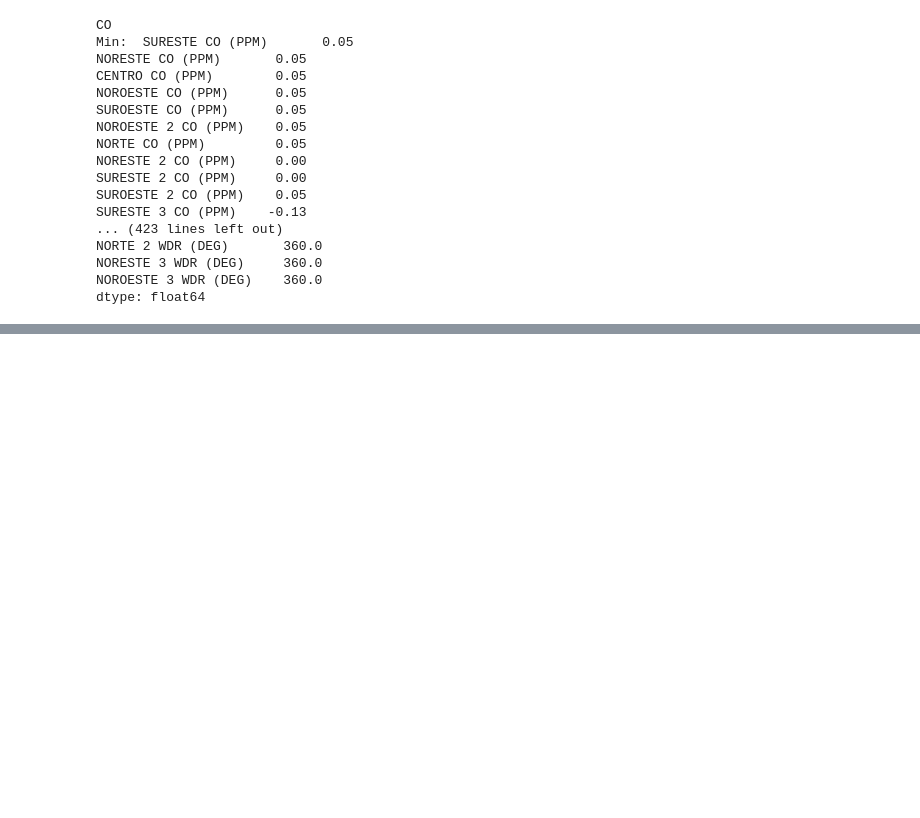
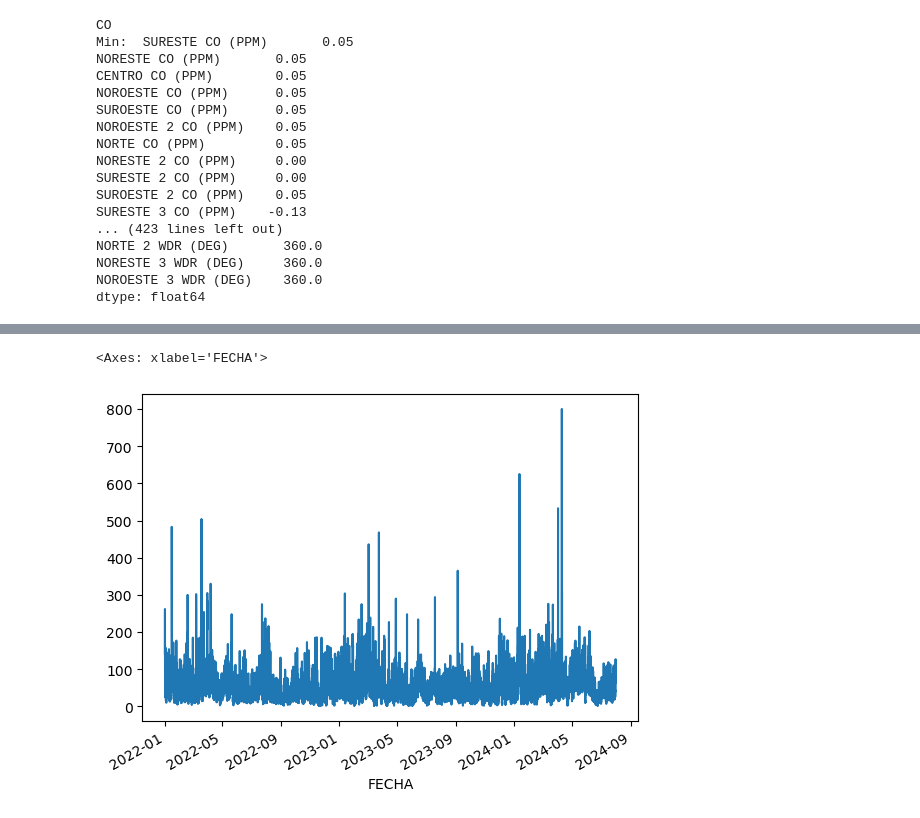
Before and after one commit to Huesoro/Multivariate_Analysis, a Jupyter notebook: DEA.ipynb, the cells around one changed output, grey strips where cells are left out. Saved outputs shown, nothing was run; the diff lists cells and outputs as text; code cells hidden in the pictures; blank space fills up the shorter version.

```diff
--- a/DEA.ipynb
+++ b/DEA.ipynb
@@ -421,5 +405,5 @@ df_time_serie_2022_nonans
 # %%
-df_time_serie_2022_nonans_nor3 = df_time_serie_2022_nonans[df_time_serie_2022_nonans.columns[~df_time_serie_2022_nonans.columns.str.contains('NOROESTE 3.*')]]
+df_time_serie_2022_nonans_nor3 = df_time_serie_2022[df_time_serie_2022.columns[~df_time_serie_2022.columns.str.contains('NOROESTE 3.*')]]
 # %%
 df_time_serie_2022_nonans_nor3
 # %% [output]
@@ -460,2 +461,7 @@ len(df_time_serie_2022_nonans_nor3.columns[df_time_serie_2022_nonans_nor3.isna()
+# %%
+df_time_serie_2022_nonans_nor3['SURESTE PM10 (UG/M3)'].plot()
+# %% [output]
+<Axes: xlabel='FECHA'>
+[figure, added]
 # %%
 # %% [output]
```
Also changed, not shown: parts of 15 cells of this notebook.
